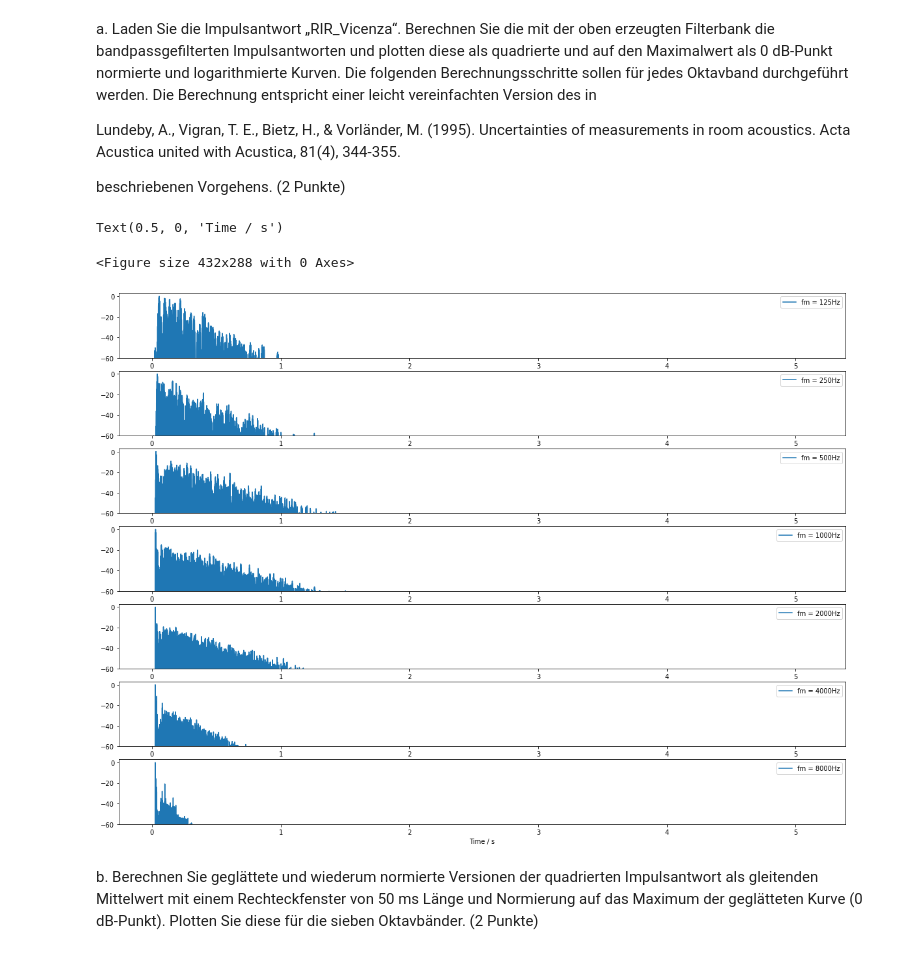
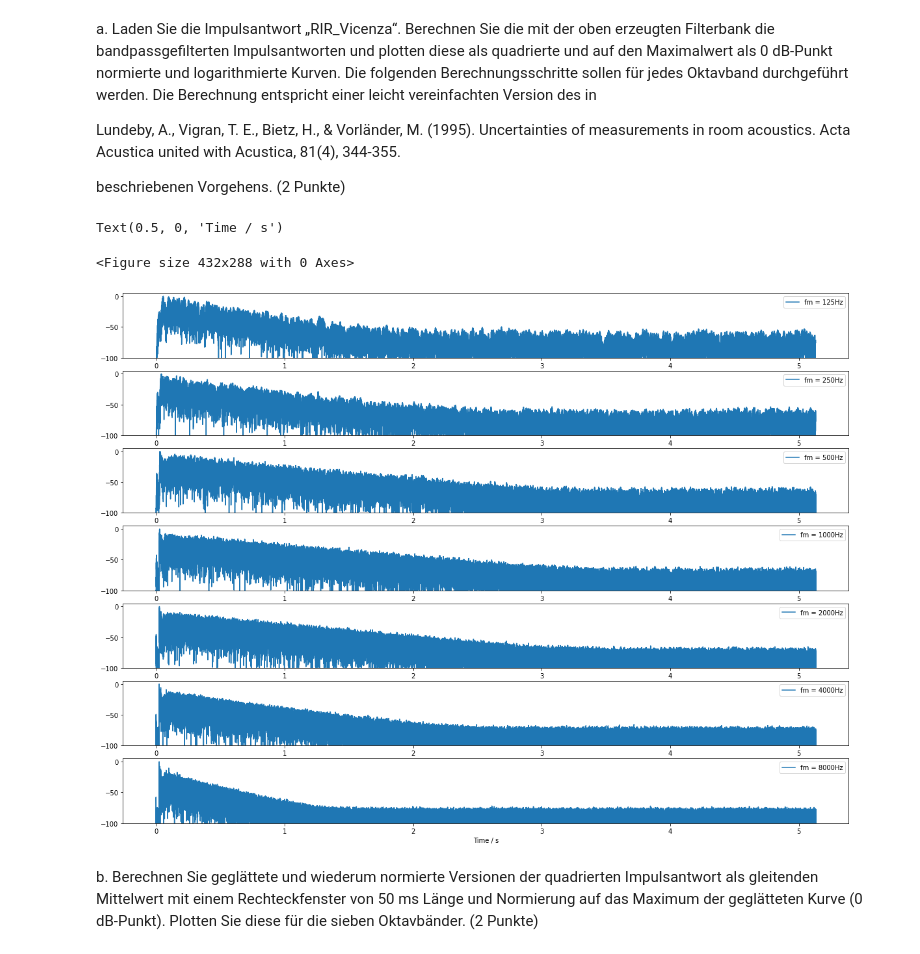
Before and after one commit to ChristianScheer97/Raumakustik_Hausaufgabe_-, a Jupyter notebook: Raumakustik_Hausaufgabe1.ipynb, the cells around one changed output. Saved outputs shown, nothing was run; the diff lists cells and outputs as text; code cells hidden in the pictures.

```diff
--- a/Raumakustik_Hausaufgabe1.ipynb
+++ b/Raumakustik_Hausaufgabe1.ipynb
@@ -75,49 +75,45 @@ beschriebenen Vorgehens. (2 Punkte)
 # %%
 # Loesung Aufgabe 2a
 
 # %matplotlib notebook
 # Loesung Aufgabe 2a
-filters = []
-y = []
 fm = [125,250,500,1000,2000,4000,8000]
 borderfreqs = []
 for i in fm:
     borderfreqs.append(i /np.sqrt(2))
 borderfreqs.append(8000*np.sqrt(2))
-dirac = pf.signals.impulse(len(pf.io.read_audio('audio/RIR_Vicenza.wav').time.T), sampling_rate=44100)
+filters = []
 for i in range(7):
     filters.append(pf.dsp.filter.butterworth(None,10,[borderfreqs[i],borderfreqs[i+1]],'bandpass',sampling_rate=44100))
-    y.append(filters[-1].process(dirac))
 
 
 fig = plt.figure()
 fig, ax = plt.subplots(7,1, figsize=(20,15))
 RIR = pf.io.read_audio('audio/RIR_Vicenza.wav')
 fs = RIR.sampling_rate
 RIR_list_log = []
 RIR_list_sq = []
+time = np.linspace(0,len(RIR.time.T)/fs,len(RIR.time.T))
+
 for i in range(len(filters)):
-    RIR_filtered = filters[i].process(RIR)
-    RIR_sq = RIR_filtered.time**2
-    RIR_sq = RIR_sq.T[:,0]
-    RIR_sq_norm = RIR_sq/np.max(RIR_sq)
-    RIR_sq_norm_log = 20 * np.log10(RIR_sq_norm)
+    RIR_filtered = filters[i].process(RIR)   # filter the RIR
+    RIR_sq = (RIR_filtered.time**2).T[:,0]   # square the filtered RIR, Transpose and only take the data from the signal
+    RIR_sq_norm_log = 10 * np.log10(RIR_sq/np.max(RIR_sq)) # normalize it and do the log
+
+    RIR_list_sq.append(RIR_sq)               # saving both squared RIR and normalized & log'ed RIR as lists
     RIR_list_log.append(RIR_sq_norm_log)
-    RIR_list_sq.append(RIR_sq)
-    time = np.linspace(0,len(RIR_sq_norm_log)/fs,len(RIR_sq_norm_log))
-    #fig.add_axes([0,1.2*i,5,1],pf.plot.time(RIR_filtered[i]), label=str(i))
-    #fig.add_axes([0,1.2*i,5,1],plt.plot(RIR_sq_norm_log))
+
+    ### plotting stuff ###
     plotlabel = 'fm = ' +str(125*(2**i))+'Hz'
     ax[i].plot(time, RIR_sq_norm_log, label = plotlabel)
-    ax[i].set_ylim(-60,3)
+    ax[i].set_ylim(-100,5 )
     ax[i].legend()
+
 ax[6].set_xlabel('Time / s')
-
-#pf.plot.time(RIR_filtered[0])
 # %% [output]
 Text(0.5, 0, 'Time / s')
 <Figure size 432x288 with 0 Axes>
-[figure, old version]
+[figure, new version]
 # %% [markdown]
 b. Berechnen Sie geglättete und wiederum normierte Versionen der quadrierten Impulsantwort als gleitenden Mittelwert mit einem Rechteckfenster von 50 ms Länge und Normierung auf das Maximum der geglätteten Kurve (0 dB-Punkt). Plotten Sie diese für die sieben Oktavbänder. (2 Punkte)
 # %%
```
Also changed, not shown: parts of 6 cells of this notebook.
